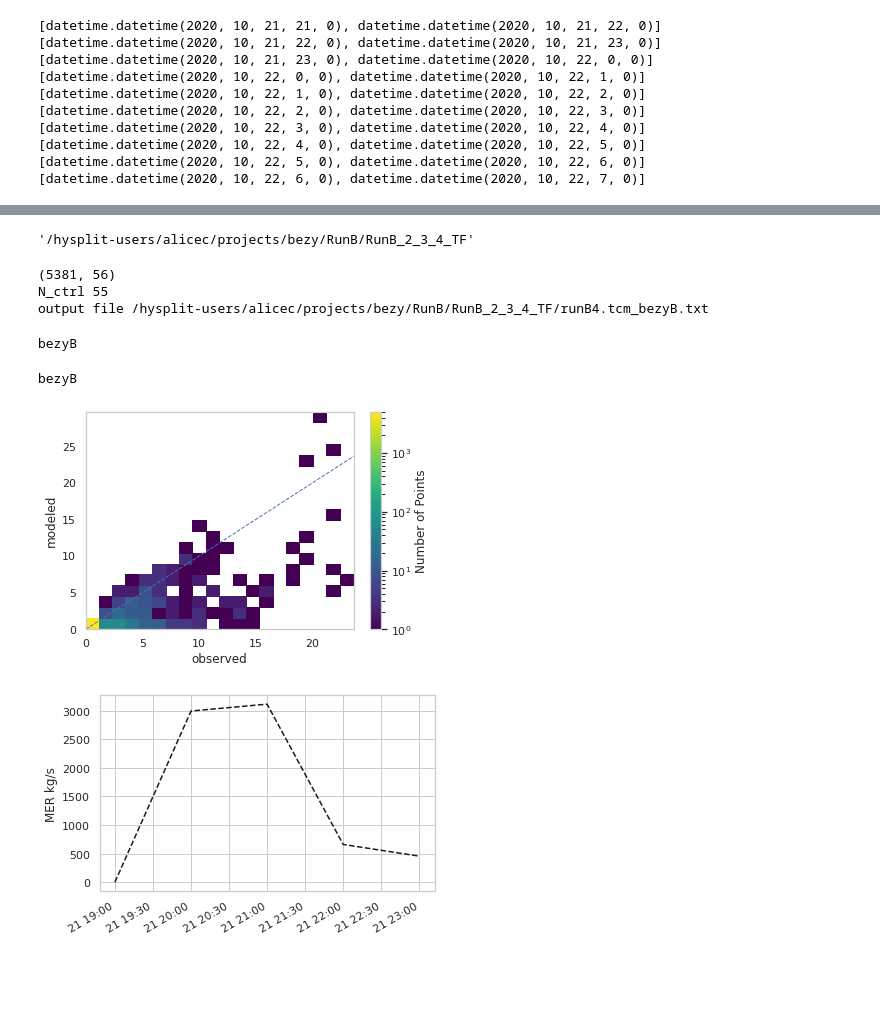
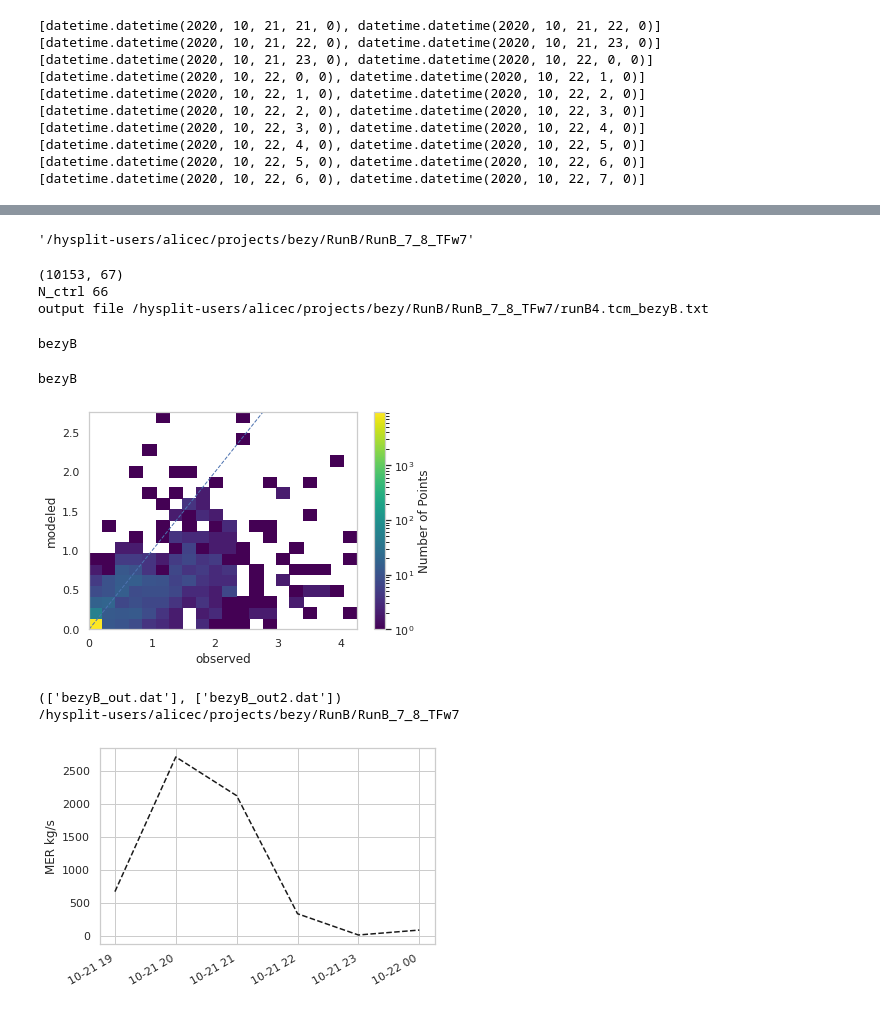
Before and after one commit to noaa-oar-arl/hysplit_asheval_notebooks, a Jupyter notebook: notebooks/BezyInverseRunB.ipynb, the cells around one changed output, grey strips where cells are left out. Drawn from its saved outputs; the diff is of its cells as text; code cells hidden in the pictures; blank space fills up the shorter version.

```diff
--- a/notebooks/BezyInverseRunB.ipynb
+++ b/notebooks/BezyInverseRunB.ipynb
@@ -204,14 +219,15 @@ Coordinates:
 inverse.set_concmult(1)
 # %%
 %autoreload
-tii = [2,3,4]  #times to assimilate in inversion algorithm.
-remove_cols=True
-remove_rows=False
-remove_sources = None
+tii = [7,8]  #times to assimilate in inversion algorithm.
+remove_cols=True    # removes columns with no model values in them.
+remove_rows=False    # removes clear sky observations
+remove_sources = False
+remove_ncs=7
 #remove_sources = ['12880']  # this would remove top vertical level from consideration.
 #inverse.make_tcm_mult([1,2,3,4],remove_cols=True,remove_rows=False,remove_sources=['12880'])
-inverse.make_tcm_mult(tii,remove_cols=remove_cols, remove_rows=remove_rows, remove_sources=remove_sources)
-runtag = ai.create_runtag(tag,tii,remove_cols, remove_rows, remove_sources)
+inverse.make_tcm_mult(tii,remove_cols=remove_cols, remove_rows=remove_rows, remove_sources=remove_sources,remove_ncs=remove_ncs)
+runtag = ai.create_runtag(tag,tii,remove_cols, remove_rows, remove_sources,remove_ncs=remove_ncs)
 
 # set the subdirectory for this TCM run.
 #subdir = inverse.set_sub_directory(runtag)
@@ -235,15 +266,15 @@ True
 #inverse.set_directory(wdir,execdir,hysplitdir)
 inverse.set_subdirectory(runtag)
 # %% [output]
-'/hysplit-users/alicec/projects/bezy/RunB/RunB_2_3_4_TF'
+'/hysplit-users/alicec/projects/bezy/RunB/RunB_7_8_TFw7'
 # %%
 %autoreload
 tcmstr = inverse.write_tcm(os.path.join(inverse.subdir, tcm_name_base.replace('zzz','4')))
 #print(tcmstr)
 # %% [output]
-(5381, 56)
-N_ctrl 55
-output file /hysplit-users/alicec/projects/bezy/RunB/RunB_2_3_4_TF/runB4.tcm_bezyB.txt
+(10153, 67)
+N_ctrl 66
+output file /hysplit-users/alicec/projects/bezy/RunB/RunB_7_8_TFw7/runB4.tcm_bezyB.txt
 # %%
 %autoreload
 #hysplitdir = '/hysplit-users/alicec/FBamcArea/exec/'
@@ -265,18 +296,24 @@ bezyB
 inverse.plot_outdat(eii=None)
 # %% [output]
 bezyB
-[figure, old version]
+[figure, new version]
+# %%
+print(inverse.make_tcm_names())
+print(inverse.subdir)
+# %% [output]
+(['bezyB_out.dat'], ['bezyB_out2.dat'])
+/hysplit-users/alicec/projects/bezy/RunB/RunB_7_8_TFw7
 # %%
 %autoreload
-eii=[13,14,15]
+
 eii=None
 unit='g/h'
 unit='kg/s'
 inverse.plot_outdat_ts(eii,unit=unit)
 #ax = plt.gca()
 #ax.set_ylim(0,10000)
 # %% [output]
-[figure, old version]
+[figure, new version]
 # %%
 #%autoreload
 #inverse.sourcehash = ai.get_sourcehash(configdir,configfile)
```
Also changed, not shown: parts of 34 cells of this notebook, 6 other files.
